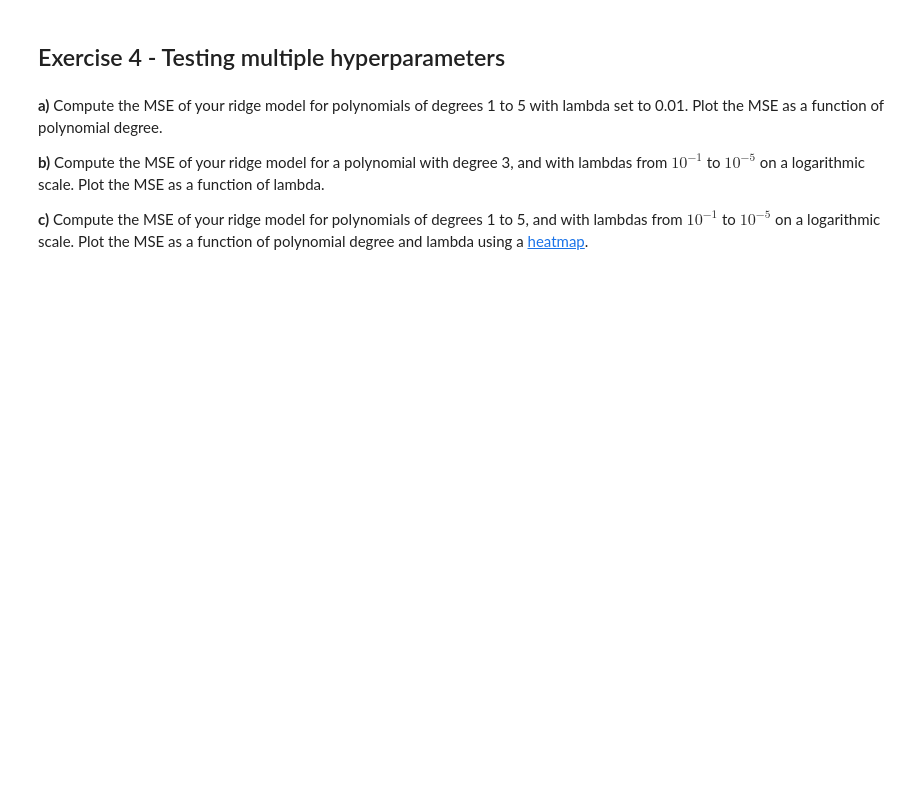
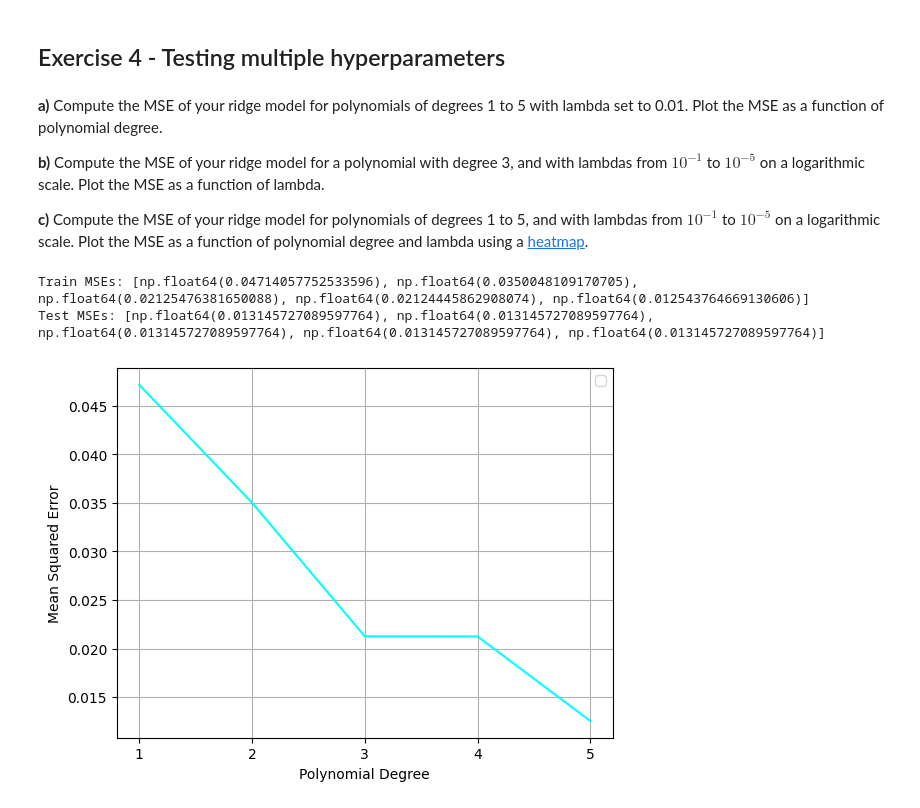
Before and after one commit to ViktorNanotech/FYS-STK, a Jupyter notebook: JupytherWeek36.ipynb, the cells around one changed output. Saved outputs shown, nothing was run; the diff lists cells and outputs as text; code cells hidden in the pictures; blank space fills up the shorter version.

```diff
--- a/JupytherWeek36.ipynb
+++ b/JupytherWeek36.ipynb
@@ -199,3 +199,47 @@ plt.show()
 **b)** Compute the MSE of your ridge model for a polynomial with degree 3, and with lambdas from $10^{-1}$ to $10^{-5}$ on a logarithmic scale. Plot the MSE as a function of lambda.
 
 **c)** Compute the MSE of your ridge model for polynomials of degrees 1 to 5, and with lambdas from $10^{-1}$ to $10^{-5}$ on a logarithmic scale. Plot the MSE as a function of polynomial degree and lambda using a [heatmap](https://matplotlib.org/stable/gallery/images_contours_and_fields/image_annotated_heatmap.html).
+# %%
+from matplotlib.ticker import MultipleLocator
+#a)
+degrees = range(1, 6)
+train_mses = []
+test_mses = []
+lambda_reg = 0.01
+y_offset = np.mean(y_train)  # Center y_train
+
+for i in degrees:
+    X_train_poly = polynomial_features(x_train, i, intercept=False)
+    X_test_poly = polynomial_features(x_test, i, intercept=False)
+
+    X_train_poly_s = scaler.fit_transform(X_train_poly)
+    X_test_poly_s = scaler.transform(X_test_poly)
+
+    beta = Ridge_parameters(X_train_poly_s, y_train - y_offset, lambda_reg)
+
+    y_hat_train = X_train_poly_s @ beta + y_offset
+    y_hat_test = X_test_poly_s @ beta + y_offset
+
+    # Compute MSE
+    mse_train = np.mean((y_train - y_hat_train) ** 2)
+    #mse_test = np.mean((y_test - y_hat_test) ** 2)
+
+    train_mses.append(mse_train)
+    test_mses.append(mse_test)
+
+# Print MSE values
+print("Train MSEs:", train_mses)
+print("Test MSEs:", test_mses)
+
+plt.plot(degrees,train_mses, color="cyan")
+#plt.plot(degrees,test_mses, color= "hotpink")
+plt.gca().xaxis.set_major_locator(MultipleLocator(1))
+plt.xlabel('Polynomial Degree')
+plt.ylabel('Mean Squared Error')
+plt.legend()
+plt.grid(True)
+plt.show()
+# %% [output]
+Train MSEs: [np.float64(0.04714057752533596), np.float64(0.0350048109170705), np.float64(0.02125476381650088), np.float64(0.02124445862908074), np.float64(0.012543764669130606)]
+Test MSEs: [np.float64(0.013145727089597764), np.float64(0.013145727089597764), np.float64(0.013145727089597764), np.float64(0.013145727089597764), np.float64(0.013145727089597764)]
+[figure, added]
```
Also changed, not shown: parts of 3 cells of this notebook, 1 other file.
